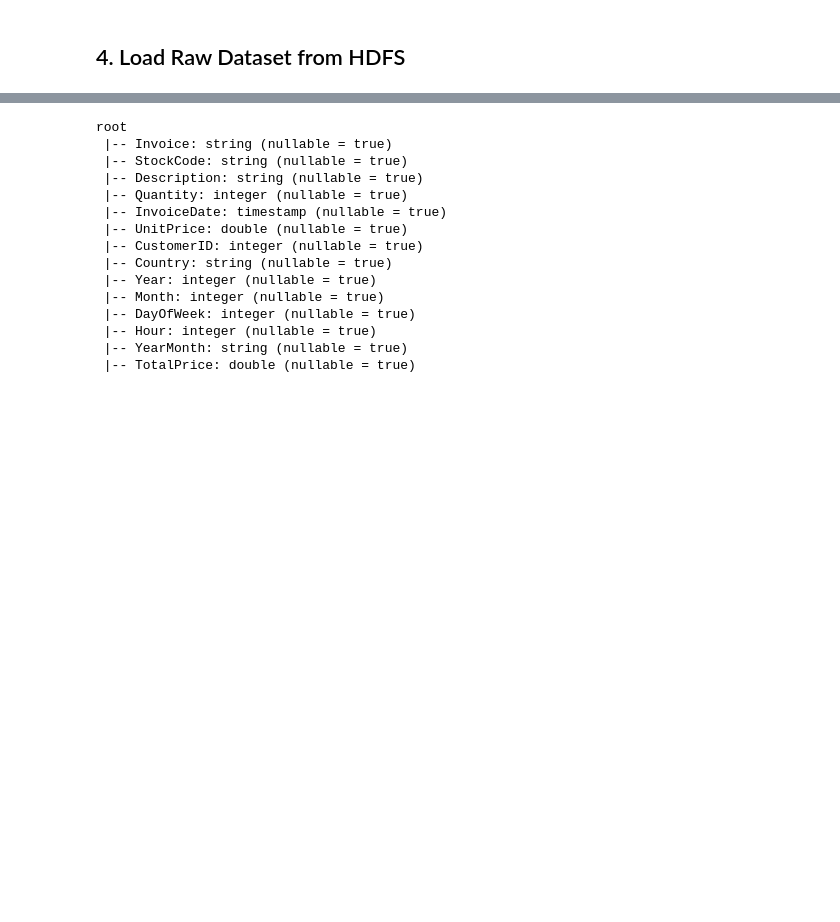
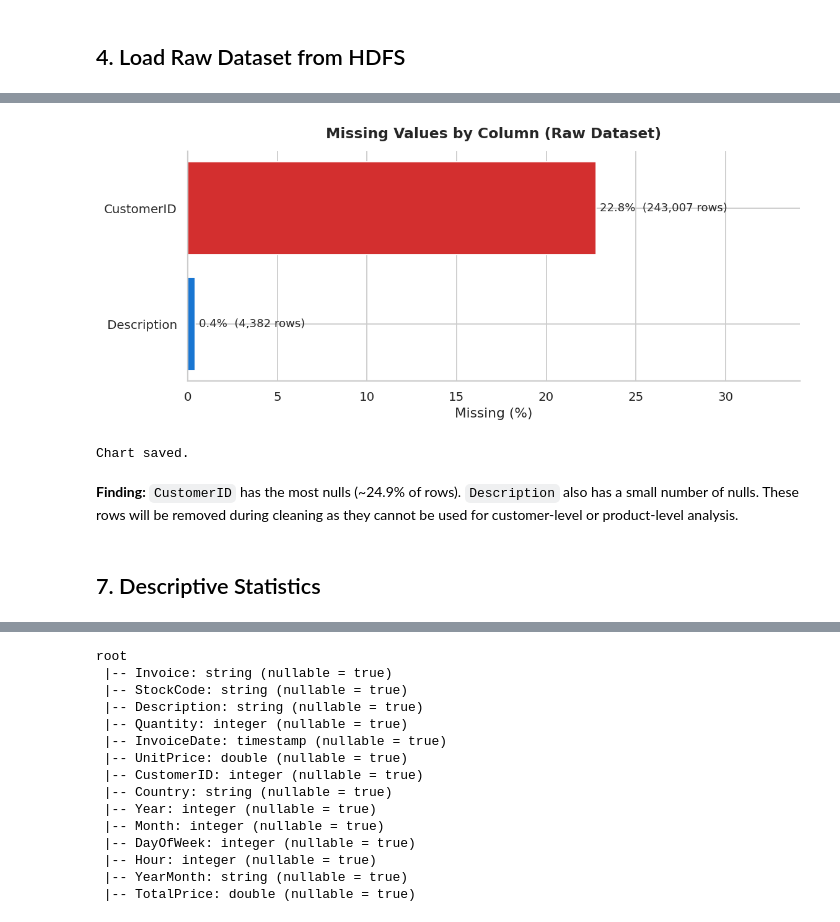
Before and after one commit to Malinda1/ecommerce-recommendation-spark, a Jupyter notebook: notebooks/01_data_cleaning.ipynb, the cells around one changed output, grey strips where cells are left out. Drawn from its saved outputs; the diff is of its cells as text; code cells hidden in the pictures; blank space fills up the shorter version.

Commit message:
feat: add cleaned retail dataset and data cleaning notebook

```diff
--- a/notebooks/01_data_cleaning.ipynb
+++ b/notebooks/01_data_cleaning.ipynb
@@ -28,8 +40,12 @@ Packages loaded successfully.
 # %%
 spark = SparkSession.builder \
     .appName("RetailDataCleaning") \
+    .config("spark.sql.ansi.enabled", "false") \
     .config("spark.sql.legacy.timeParserPolicy", "LEGACY") \
     .getOrCreate()
+
+# force ANSI off even after session creation
+spark.conf.set("spark.sql.ansi.enabled", "false")
 
 spark.sparkContext.setLogLevel("WARN")
 print(f"Spark version: {spark.version}")
@@ -216,0 +161,10 @@ Final cleaned record count: 779,425
+# %%
+# Count nulls in every column
+null_counts = df_raw.select([
+    F.count(F.when(F.col(c).isNull(), c)).alias(c)
+    for c in df_raw.columns
+]).toPandas().T.rename(columns={0: "Null Count"})
+
+null_counts["Null %"] = (null_counts["Null Count"] / raw_count * 100).round(2)
+print("Null values per column:")
+print(null_counts.to_string())
@@ -216,0 +182,26 @@ Final cleaned record count: 779,425
+# %%
+# Bar chart of null percentages
+fig, ax = plt.subplots(figsize=(9, 4))
+
+cols_with_nulls = null_counts[null_counts["Null Count"] > 0]
+colors = ["#D32F2F" if v > 10 else "#1976D2" for v in cols_with_nulls["Null %"]]
+ax.barh(cols_with_nulls.index, cols_with_nulls["Null %"], color=colors, edgecolor="white")
+
+# Add percentage labels
+for i, (val, cnt) in enumerate(zip(cols_with_nulls["Null %"], cols_with_nulls["Null Count"])):
+    ax.text(val + 0.2, i, f"{val:.1f}%  ({cnt:,} rows)", va="center", fontsize=10)
+
+ax.set_title("Missing Values by Column (Raw Dataset)", fontsize=13, fontweight="bold", pad=12)
+ax.set_xlabel("Missing (%)")
+ax.set_xlim(0, max(cols_with_nulls["Null %"]) * 1.5)
+plt.tight_layout()
+plt.savefig("output/eda/eda_null_values.png", bbox_inches="tight")
+plt.show()
+print("Chart saved.")
+# %% [output]
+[figure, added]
+Chart saved.
+# %% [markdown]
+**Finding:** `CustomerID` has the most nulls (~24.9% of rows). `Description` also has a small number of nulls. These rows will be removed during cleaning as they cannot be used for customer-level or product-level analysis.
+# %% [markdown]
+## 7. Descriptive Statistics
```
Also changed, not shown: parts of 55 cells of this notebook, 1 other file.
